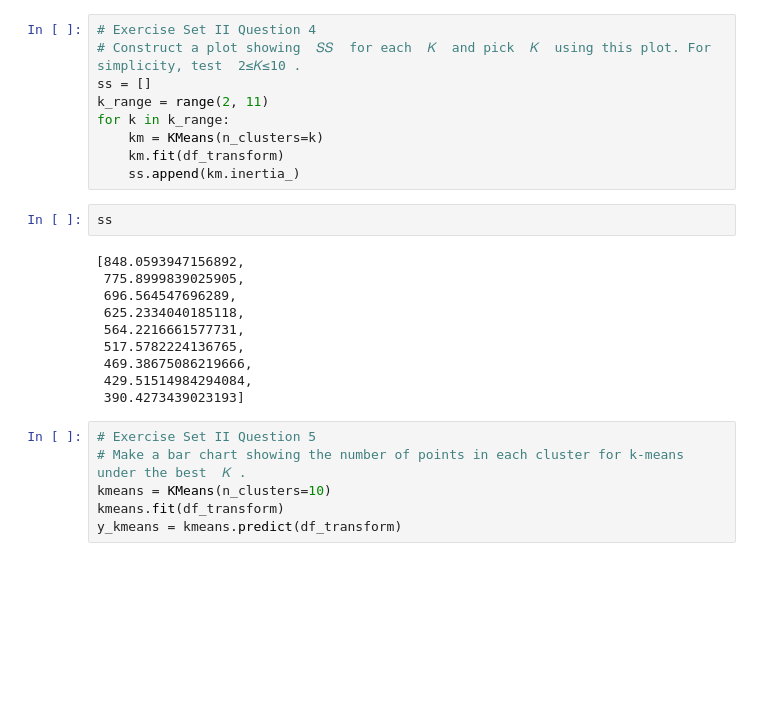
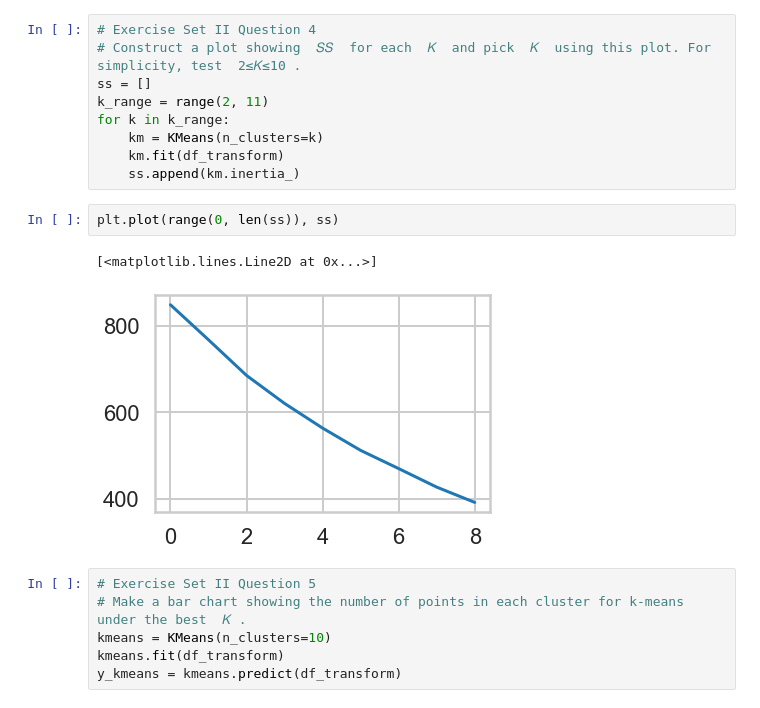
Before and after one commit to dudhatdhavalm/springboard-mini-projects, a Jupyter notebook: mec-16.2.6-clustering-mini-project/Mini_Project_Clustering.ipynb, the cells around one changed output. Drawn from its saved outputs; the diff is of its cells as text; blank space fills up the shorter version.

```diff
--- a/mec-16.2.6-clustering-mini-project/Mini_Project_Clustering.ipynb
+++ b/mec-16.2.6-clustering-mini-project/Mini_Project_Clustering.ipynb
@@ -367,18 +372,11 @@ for k in k_range:
     km = KMeans(n_clusters=k)
     km.fit(df_transform)
     ss.append(km.inertia_)
-# %%
-ss
-# %% [output]
-[848.0593947156892,
- 775.8999839025905,
- 696.564547696289,
- 625.2334040185118,
- 564.2216661577731,
- 517.5782224136765,
- 469.38675086219666,
- 429.51514984294084,
- 390.4273439023193]
+# %%
+plt.plot(range(0, len(ss)), ss)
+# %% [output]
+[<matplotlib.lines.Line2D at 0x...>]
+[figure, added]
 # %%
 # Exercise Set II Question 5
 # Make a bar chart showing the number of points in each cluster for k-means under the best  𝐾 .
```
Also changed, not shown: parts of 23 cells of this notebook.
